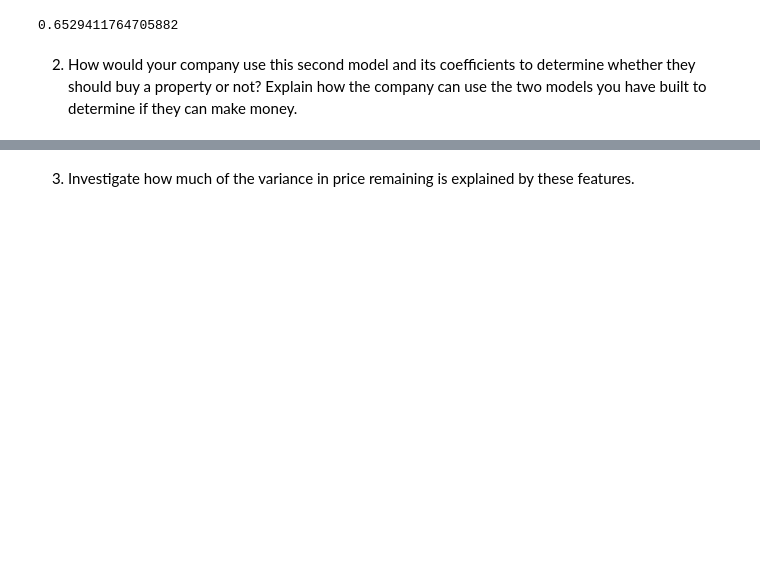
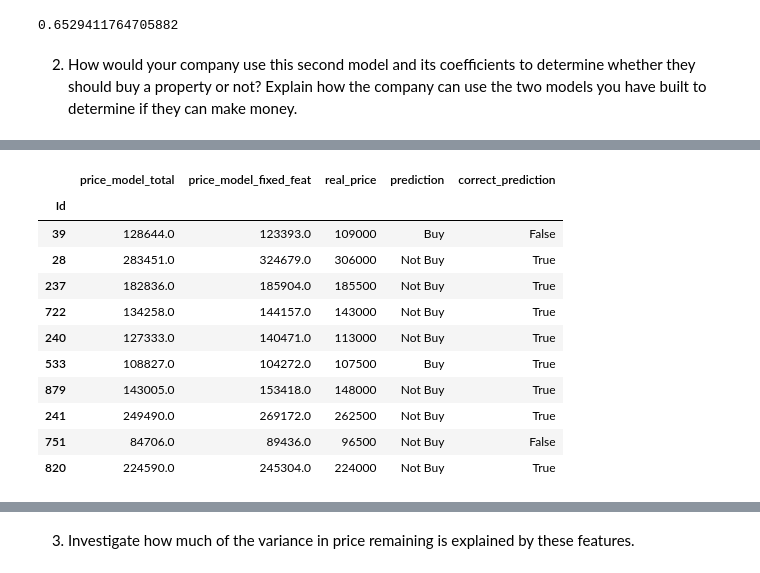
Before and after one commit to androi7/ds-mini-projects, a Jupyter notebook: House-Prices/House_Prices.ipynb, the cells around one changed output, grey strips where cells are left out. Drawn from its saved outputs; the diff is of its cells as text; code cells hidden in the pictures; blank space fills up the shorter version.

```diff
--- a/House-Prices/House_Prices.ipynb
+++ b/House-Prices/House_Prices.ipynb
@@ -1677,0 +1659,20 @@ pd.DataFrame({'Residual_fixed': residuals_fixed_features,
+# %%
+model_1 = pd.DataFrame({'price_model_total': np.round(np.exp(model_ridge_cv.predict(X_test_all))),
+                        'price_model_fixed_feat': np.round(model_grd_boosting.predict(X_test)),
+                        'real_price': y_test,
+                        'prediction': np.where(np.exp(model_ridge_cv.predict(X_test_all)) > model_grd_boosting.predict(X_test), 'Buy', 'Not Buy')})
+model_1['correct_prediction'] = model_1.apply(lambda col: col[3] == 'Buy' and col[1] < col[2] or col[3] == 'Not Buy' and col[2] < col[1], axis=1)
+model_1.sample(10)
+# %% [output]
+|  | price_model_total | price_model_fixed_feat | real_price | prediction | correct_prediction |
+| Id |  |  |  |  |  |
+| 39 | 128644.0 | 123393.0 | 109000 | Buy | False |
+| 28 | 283451.0 | 324679.0 | 306000 | Not Buy | True |
+| 237 | 182836.0 | 185904.0 | 185500 | Not Buy | True |
+| 722 | 134258.0 | 144157.0 | 143000 | Not Buy | True |
+| 240 | 127333.0 | 140471.0 | 113000 | Not Buy | True |
+| 533 | 108827.0 | 104272.0 | 107500 | Buy | True |
+| 879 | 143005.0 | 153418.0 | 148000 | Not Buy | True |
+| 241 | 249490.0 | 269172.0 | 262500 | Not Buy | True |
+| 751 | 84706.0 | 89436.0 | 96500 | Not Buy | False |
+| 820 | 224590.0 | 245304.0 | 224000 | Not Buy | True |
```
Also changed, not shown: parts of 42 cells of this notebook.
